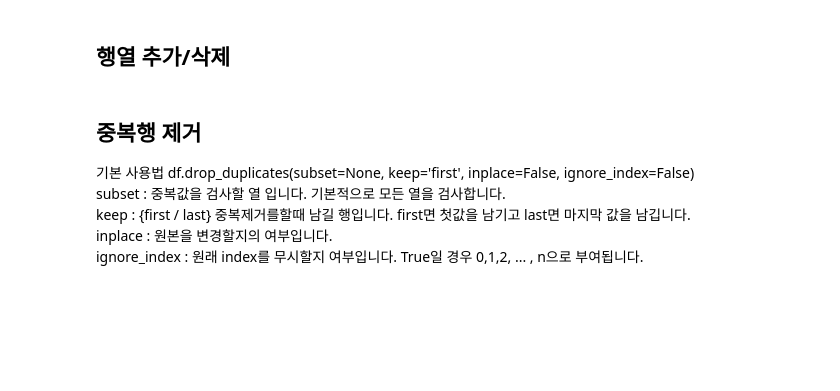
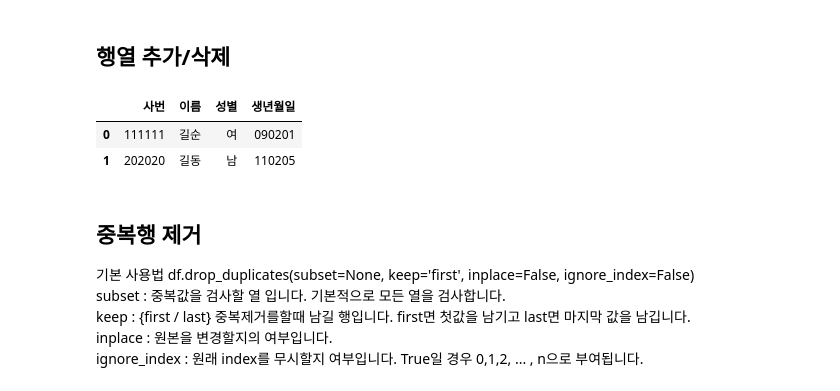
Before and after one commit to tourbut/NHIMC_PYTHON, a Jupyter notebook: 강의자료/lecture4/pandas 여러기능.ipynb, the cells around one changed output. Saved outputs shown, nothing was run; the diff lists cells and outputs as text; code cells hidden in the pictures; blank space fills up the shorter version.

```diff
--- a/lecture4/pandas 여러기능.ipynb
+++ b/강의자료/lecture4/pandas 여러기능.ipynb
@@ -29,7 +77,12 @@ df1.merge(df2, left_on='사번',right_on='사번',how='outer')
 # %%
 df3 = pd.DataFrame(data=[['111111','길순','여','090201'],
                          ['202020','길동','남','110205']]
                    ,columns=['사번','이름','성별','생년월일']) #컬럼명이 맞는 항목에 자동으로 매칭
+df3
+# %% [output]
+|  | 사번 | 이름 | 성별 | 생년월일 |
+| 0 | 111111 | 길순 | 여 | 090201 |
+| 1 | 202020 | 길동 | 남 | 110205 |
 # %%
 #행추가
 pd.concat([df1,df3],axis=0)
```
Also changed, not shown: parts of 6 cells of this notebook, 10 other files.
